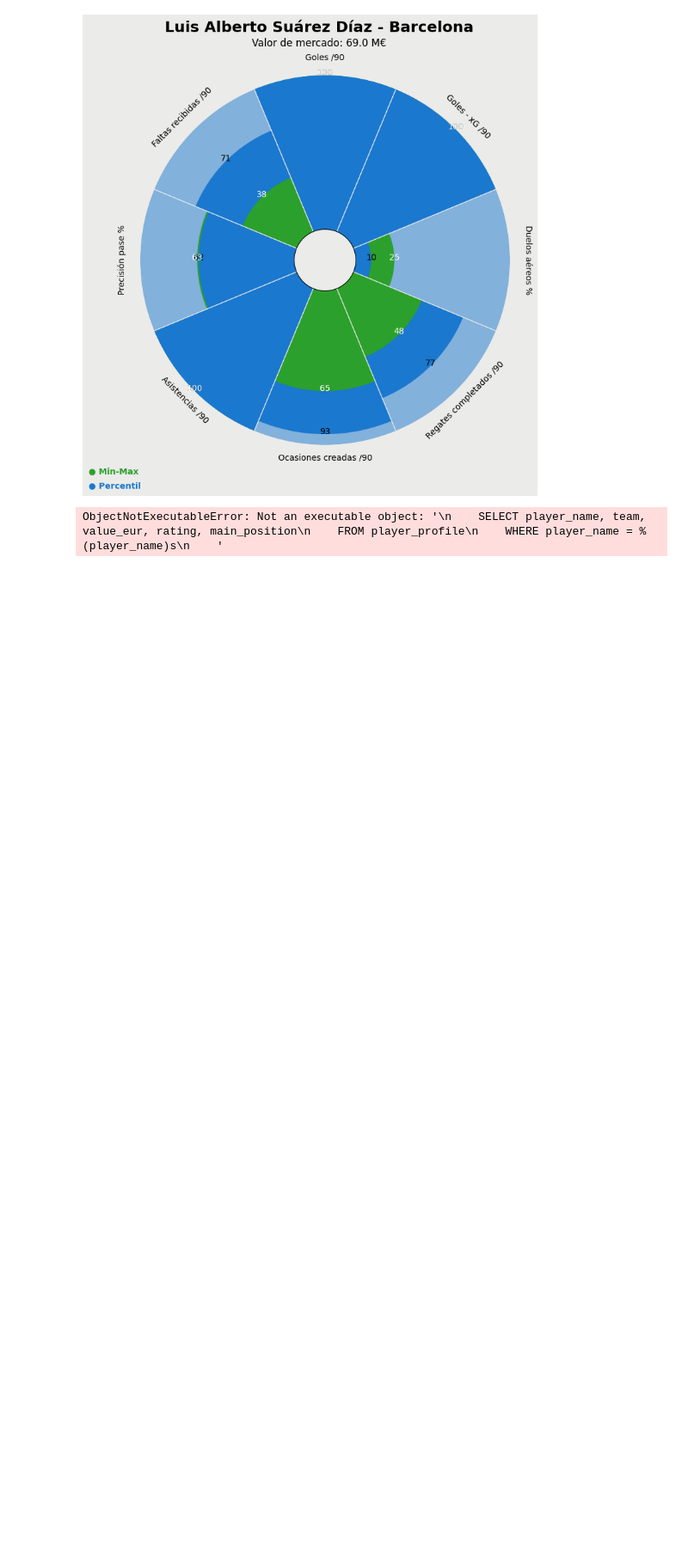
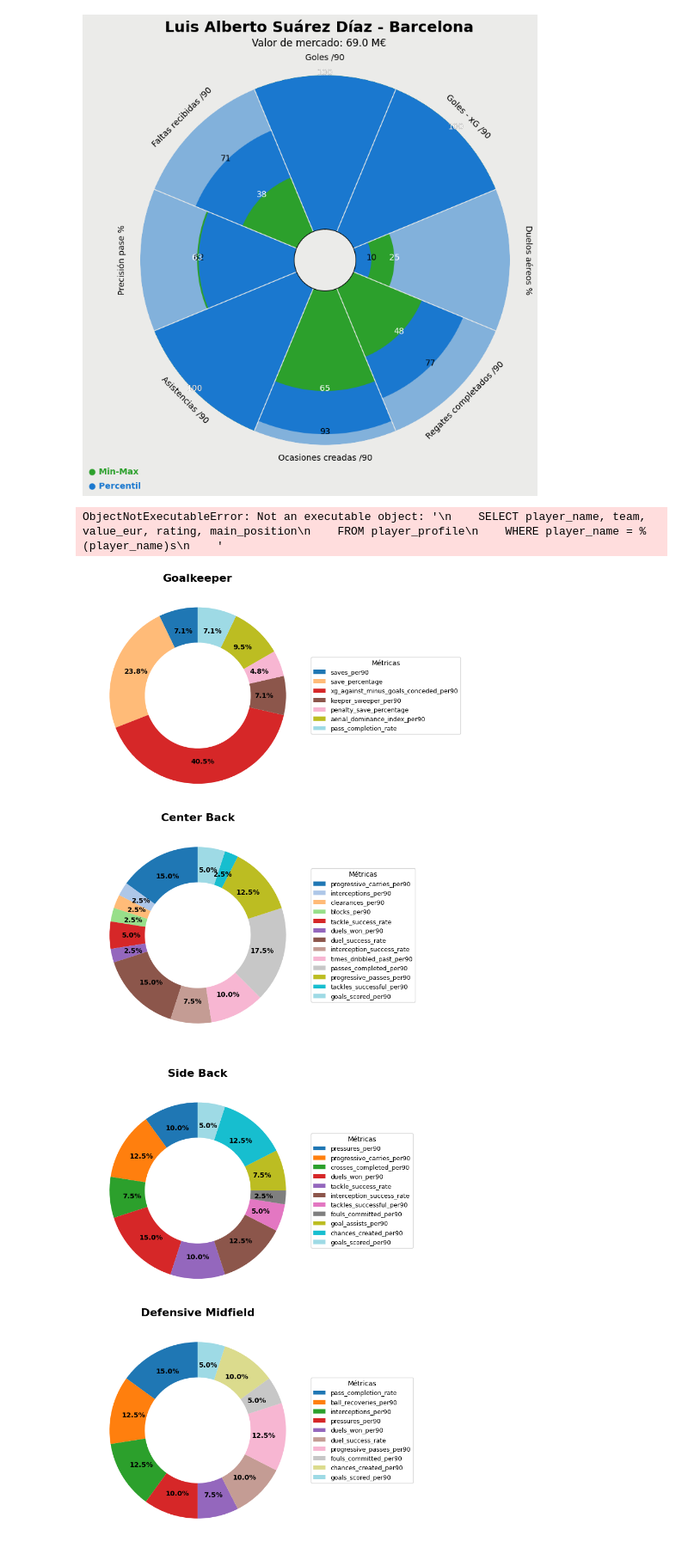
Before and after one commit to Germiprogramer/TFG-Agente-de-Scouting, a Jupyter notebook: graficos.ipynb, the cells around one changed output. Shown at 86% size. Cells and saved outputs as stored; diff of their text form; code cells hidden in the pictures; blank space fills up the shorter version.

```diff
--- a/graficos.ipynb
+++ b/graficos.ipynb
@@ -651,0 +771,36 @@ grafico_final_sv.show()
+# %%
+import matplotlib.pyplot as plt
+from matplotlib import cm
+import numpy as np
+
+def plot_donut_vertical(weights_dict, filename):
+    fig, axs = plt.subplots(len(weights_dict), 1, figsize=(8, 10))
+    if len(weights_dict) == 1:
+        axs = [axs]
+
+    for ax, (pos, weights) in zip(axs, weights_dict.items()):
+        labels = list(weights.keys())
+        sizes = list(weights.values())
+        cmap = cm.get_cmap('tab20', len(sizes))
+        colors = [cmap(i) for i in range(len(sizes))]
+
+        wedges, texts, autotexts = ax.pie(
+            sizes, labels=None, autopct='%1.1f%%', startangle=90,
+            colors=colors, pctdistance=0.75,
+            textprops={'color': "black", 'weight': 'bold'}, wedgeprops=dict(width=0.4)
+        )
+        ax.set_title(pos, fontsize=16, weight='bold')
+        ax.legend(wedges, labels, title="Métricas", loc="center left", bbox_to_anchor=(1, 0.5), fontsize=9)
+
+    plt.tight_layout()
+    plt.savefig(filename, dpi=300, bbox_inches='tight')
+    plt.show()
+    plt.close()
+# %%
+plot_donut_vertical(ponderaciones_set1, "imagenes/ponderaciones/set1_portero_central.png")
+plot_donut_vertical(ponderaciones_set2, "imagenes/ponderaciones/set2_lateral_mcd.png")
+plot_donut_vertical(ponderaciones_set3, "imagenes/ponderaciones/set3_mc_mco.png")
+plot_donut_vertical(ponderaciones_set4, "imagenes/ponderaciones/set4_extremo_delantero.png")
+# %% [output]
+[figure, added]
+[figure, added]
```
Also changed, not shown: parts of 2 cells of this notebook, 6 other files.
